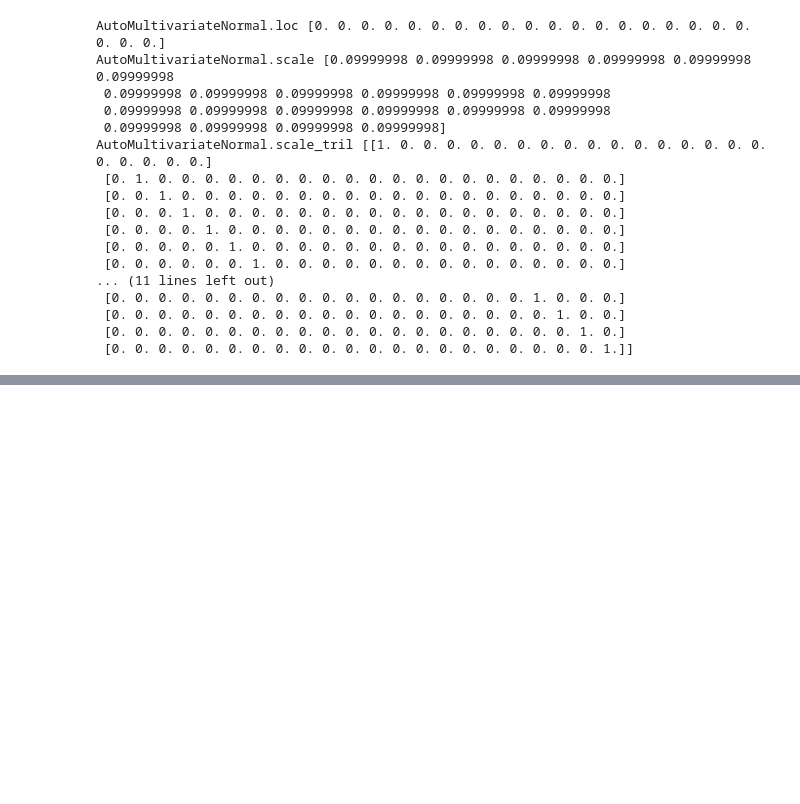
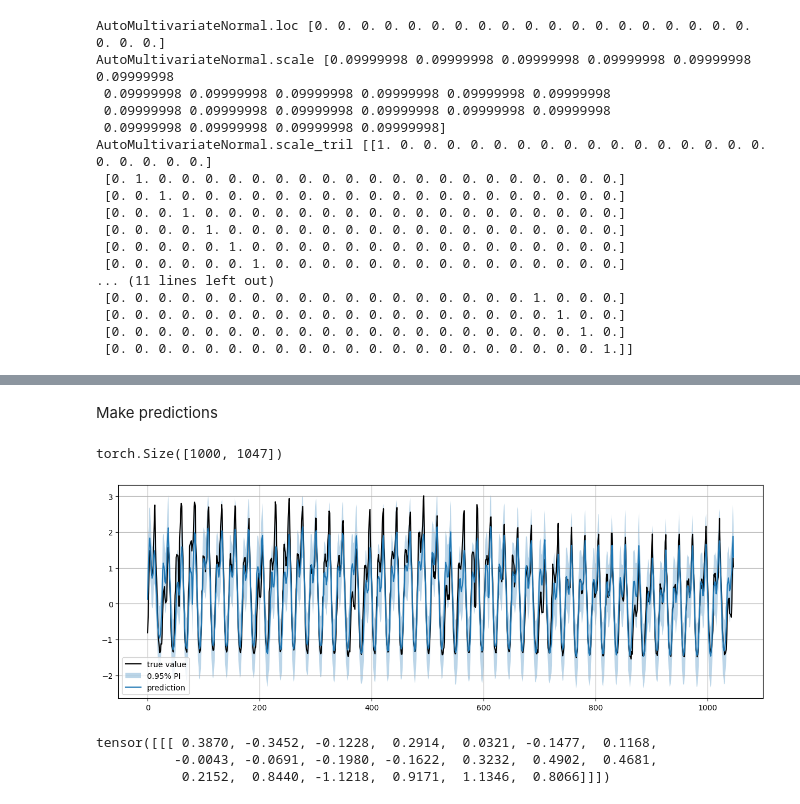
Before and after one commit to MicheleUIT/Probabilistic-load-forecasting-with-Reservoir-Computing, a Jupyter notebook: code/time_series_forecast.ipynb, the cells around one changed output, grey strips where cells are left out. Saved outputs shown, nothing was run; the diff lists cells and outputs as text; code cells hidden in the pictures; blank space fills up the shorter version.

```diff
--- a/code/time_series_forecast.ipynb
+++ b/code/time_series_forecast.ipynb
@@ -59,12 +61,13 @@ Test MSE 0.193
 ## Bayesian regression
 # %%
 n_dims = train_embedding.shape[1]
-# dtype = 'float32'
-# train_embedding = train_embedding.astype(dtype)
+dtype = 'float32'
+train_embedding = train_embedding.astype(dtype)
 train_embedding = torch.from_numpy(train_embedding)
 # val_embedding = val_embedding.astype(dtype)
-# test_embedding = test_embedding.astype(dtype)
-# Ytr = Ytr.astype(dtype)
+test_embedding = test_embedding.astype(dtype)
+test_embedding = torch.from_numpy(test_embedding)
+Ytr = Ytr.astype(dtype).squeeze()
 Ytr = torch.from_numpy(Ytr)
 # %%
 class BayesianRegression(PyroModule):
@@ -144,0 +187,5 @@ guide(test)
+# %% [markdown]
+Make predictions
+# %%
+num_samples = 1000
+predictive = Predictive(model, guide=guide, num_samples=num_samples)(x=test_embedding, y=None)
@@ -144,0 +196,24 @@ guide(test)
+# %%
+predictive["obs"].shape
+# %% [output]
+torch.Size([1000, 1047])
+# %%
+target_interval = 0.95
+q_low, q_hi = np.quantile(predictive["obs"].numpy().squeeze(), [(1-target_interval)/2, 1-(1-target_interval)/2], axis=0)
+mean = np.mean(predictive["obs"].numpy().squeeze(), axis=0)
+
+fig = plt.figure(figsize=(15,5))
+plt.plot(Yte, label='true value', color='k')
+plt.fill_between(np.arange(predictive["obs"].shape[1]), q_low, q_hi, alpha=0.3, label=str(target_interval)+'% PI')
+plt.plot(mean, label='prediction')
+plt.legend(loc='best', fontsize=10)
+plt.grid()
+plt.show()
+# %% [output]
+[figure, added]
+# %%
+predictive["linear.weight"][0]
+# %% [output]
+tensor([[[ 0.3870, -0.3452, -0.1228,  0.2914,  0.0321, -0.1477,  0.1168,
+          -0.0043, -0.0691, -0.1980, -0.1622,  0.3232,  0.4902,  0.4681,
+           0.2152,  0.8440, -1.1218,  0.9171,  1.1346,  0.8066]]])
```
Also changed, not shown: parts of 11 cells of this notebook.
